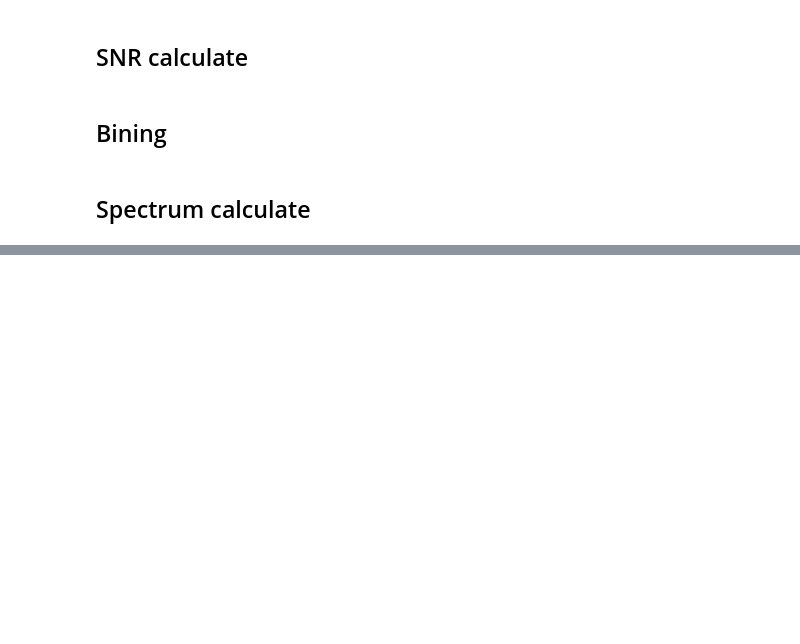
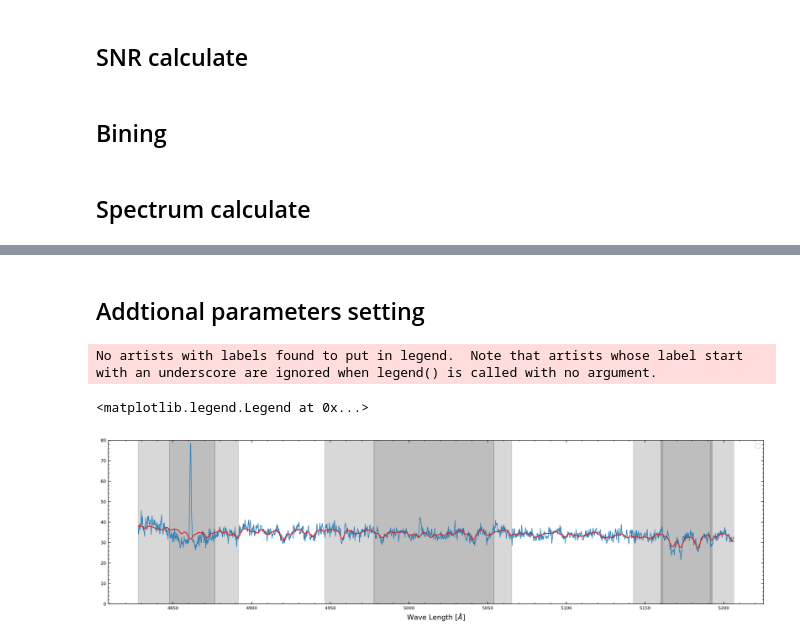
Before and after one commit to VacEn-WenJin/2024-NAOC-IUSpectrum, a Jupyter notebook: Code/Sol_VNB_SVSS.ipynb, the cells around one changed output, grey strips where cells are left out. Saved outputs shown, nothing was run; the diff lists cells and outputs as text; code cells hidden in the pictures; blank space fills up the shorter version.

Commit message:
24Nov26-01[Spectrum Combine Fit]

```diff
--- a/Code/Sol_VNB_SVSS.ipynb
+++ b/Code/Sol_VNB_SVSS.ipynb
@@ -510,0 +538,10 @@ for Index_num in range(len(VNB[2])):
+# %%
+velscale_ratio = 1
+# velscale = Galaxy_info.velscale
+
+velfield_VNB = np.ndarray(shape=VNB[2].shape[0])
+sigfield_VNB = np.ndarray(shape=VNB[2].shape[0])
+tempnum_VNB = np.ndarray(shape=VNB[2].shape[0])
+Bestfitfield_VNB = np.ndarray(shape=VNB_spectrum_new.shape)
+
+optimal_templates_VNB = np.ndarray(shape=(npix,VNB[2].shape[0]))
@@ -510,0 +571,53 @@ for Index_num in range(len(VNB[2])):
+# %% [markdown]
+## Addtional parameters setting
+# %%
+Index_Wave = pd.DataFrame({
+        'Index':['H_beta','Fe_5015','Mg_b','Fe_5270','Fe_5270_s'],
+        'BPC_range':[[4827.875,4847.875],[4946.500,4977.750],[5142.625,5161.375],[5233.150,5248.150],[5233.000,5250.000]],
+        'CBP_range':[[4847.875,4876.625],[4977.750,5054.000],[5160.125,5192.625],[5245.650,5285.650],[5256.500,5278.500]],
+        'RPC_range':[[4876.625,4891.625],[5054.000,5065.250],[5191.375,5206.375],[5285.650,5318.150],[5285.500,5308.000]]
+})
+# %%
+Index_use = [0,1,2]
+# %%
+fig, ax = plt.subplots(1, 1, facecolor='white', figsize=(16,4), dpi=300, tight_layout=True)
+gs1 = gridspec.GridSpec(1, 1)
+gs1.update(left=0.05, right=.95, bottom=0.05, top=0.95, hspace=0.0)
+ax1 = plt.subplot(gs1[0])
+
+ax1.plot(lam_gal_new,VNB_spectrum_new[:,2], c='tab:blue', lw=1, alpha=.9)
+ax1.plot(lam_gal_new,Bestfitfield_VNB[:,2], c='tab:red')
+
+for i in Index_use:
+    LHS = Index_Wave.loc[i,'CBP_range'][0]
+    RHS = Index_Wave.loc[i,'CBP_range'][1]
+    ax1.fill([LHS,RHS,RHS,LHS], [1000,1000,-10000,-1000], color='tab:gray', alpha=.5)
+
+for i in Index_use:
+    LHS = Index_Wave.loc[i,'BPC_range'][0]
+    RHS = Index_Wave.loc[i,'BPC_range'][1]
+    ax1.fill([LHS,RHS,RHS,LHS], [1000,1000,-10000,-1000], color='tab:gray', alpha=.3)
+for i in Index_use:
+    LHS = Index_Wave.loc[i,'RPC_range'][0]
+    RHS = Index_Wave.loc[i,'RPC_range'][1]
+    ax1.fill([LHS,RHS,RHS,LHS], [1000,1000,-10000,-1000], color='tab:gray', alpha=.3)
+
+
+ax1.xaxis.set_minor_locator(AutoMinorLocator(5))
+ax1.yaxis.set_minor_locator(AutoMinorLocator(5))
+ax1.tick_params(axis='both', which='both', labelsize='x-small', right=True, top=True, direction='in')
+
+
+ax1.set_xlabel(r'', size=11)
+ax1.set_ylabel(r'', size=11)
+
+ax1.set_ylim(0,80)
+# ax1.set_xlim(0,1)
+ax1.set_xlabel(r'Wave Length $[\AA]$', size=11)
+ax1.legend()
+
+# plt.savefig('./', format='pdf', bbox_inches='tight')
+# %% [output]
+No artists with labels found to put in legend.  Note that artists whose label start with an underscore are ignored when legend() is called with no argument.
+<matplotlib.legend.Legend at 0x...>
+[figure, added]
```
Also changed, not shown: parts of 18 cells of this notebook.
